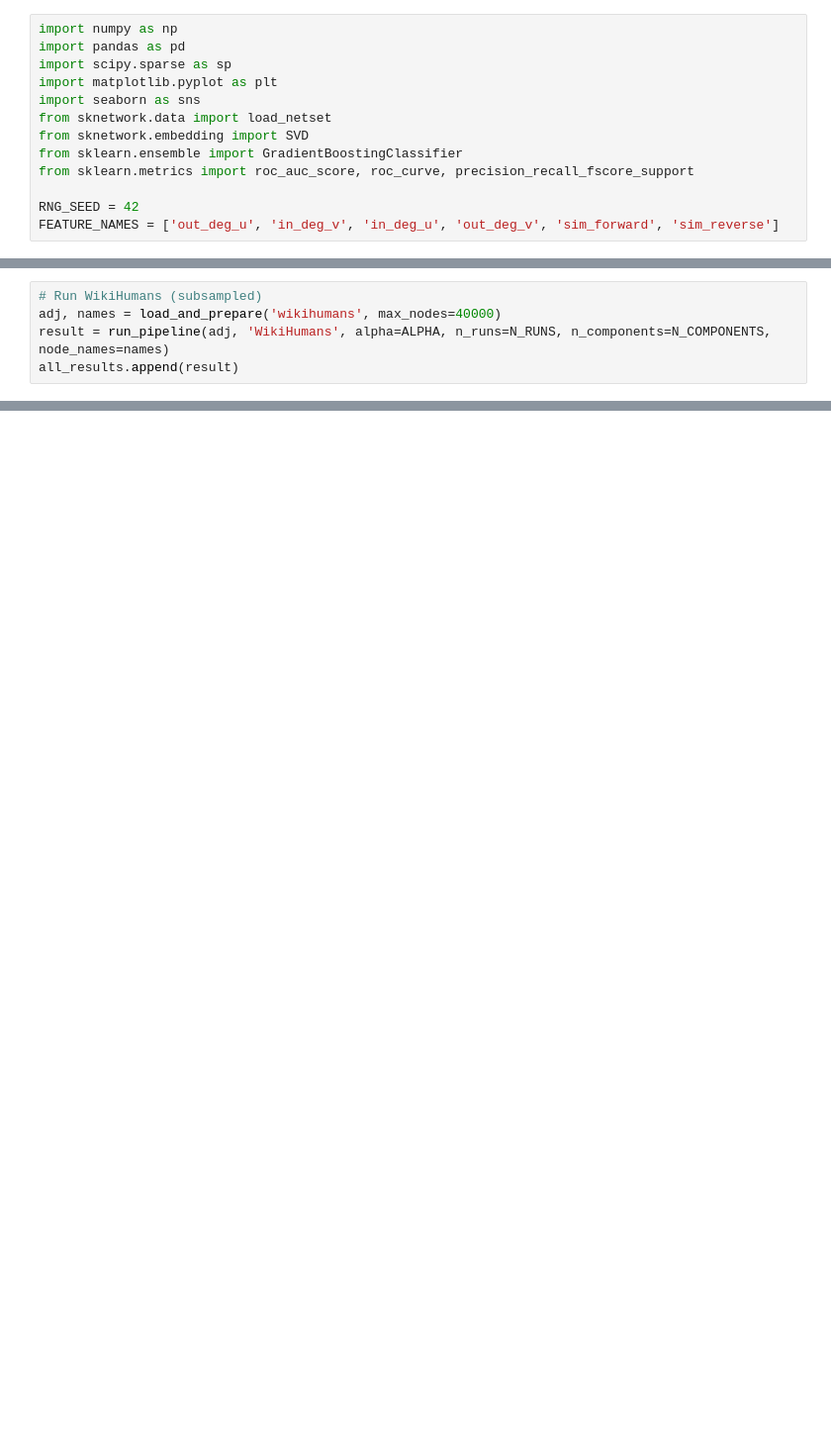
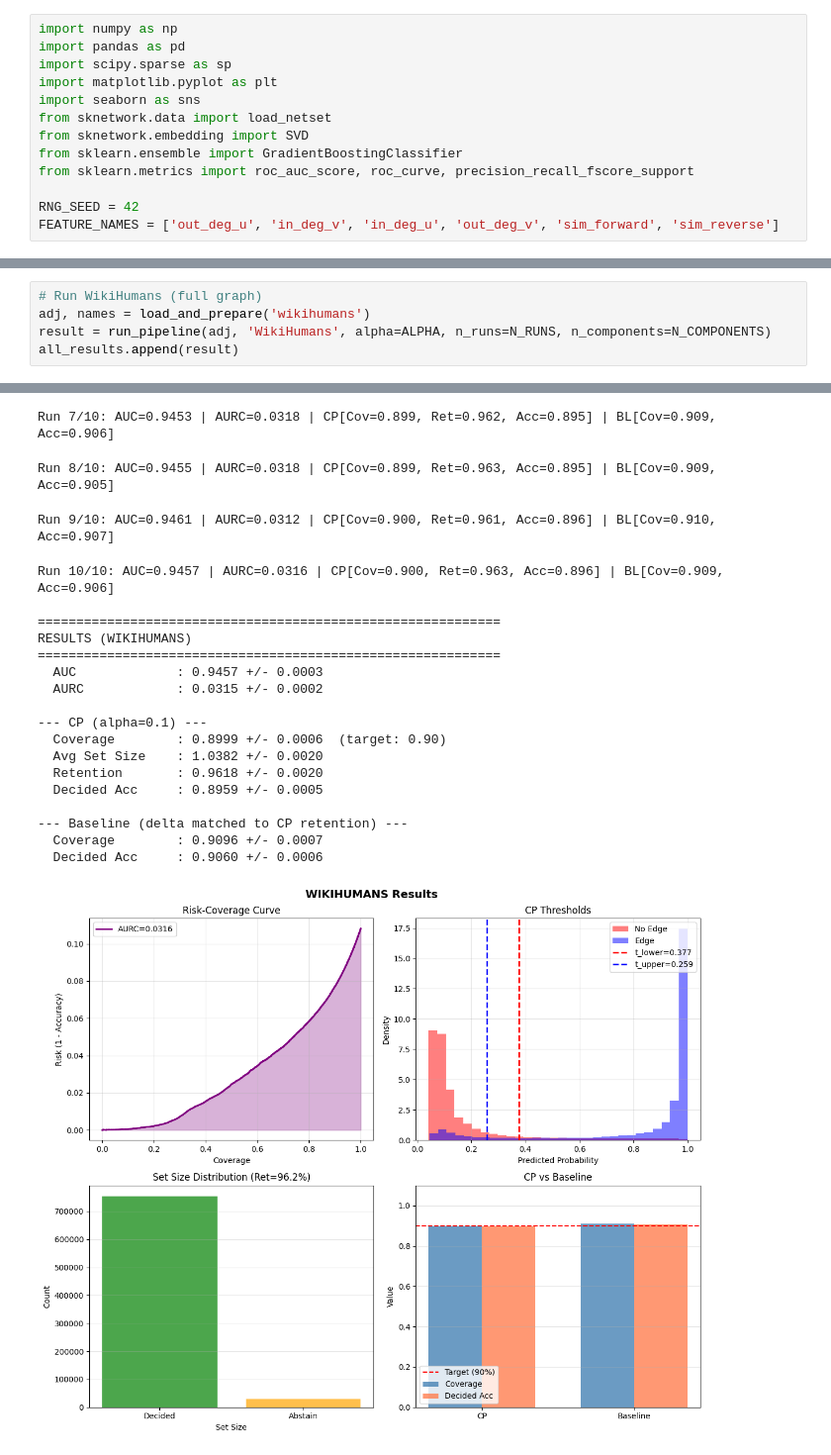
Before and after one commit to VuHaiThienLong/GraphCP, a Jupyter notebook: directed_graph/all_datasets_directed.ipynb, the cells around one changed output, grey strips where cells are left out. Shown at 99% size. Saved outputs shown, nothing was run; the diff lists cells and outputs as text; blank space fills up the shorter version.

```diff
--- a/directed_graph/all_datasets_directed.ipynb
+++ b/directed_graph/all_datasets_directed.ipynb
@@ -267,5 +461,6 @@ all_results.append(result)
 # %%
-# Run WikiHumans (subsampled)
-adj, names = load_and_prepare('wikihumans', max_nodes=40000)
-result = run_pipeline(adj, 'WikiHumans', alpha=ALPHA, n_runs=N_RUNS, n_components=N_COMPONENTS, node_names=names)
+# Run WikiHumans (full graph)
+adj, names = load_and_prepare('wikihumans')
+result = run_pipeline(adj, 'WikiHumans', alpha=ALPHA, n_runs=N_RUNS, n_components=N_COMPONENTS)
 all_results.append(result)
+# %% [output]
@@ -272 +481,22 @@ all_results.append(result)
+Run 7/10: AUC=0.9453 | AURC=0.0318 | CP[Cov=0.899, Ret=0.962, Acc=0.895] | BL[Cov=0.909, Acc=0.906]
+Run 8/10: AUC=0.9455 | AURC=0.0318 | CP[Cov=0.899, Ret=0.963, Acc=0.895] | BL[Cov=0.909, Acc=0.905]
+Run 9/10: AUC=0.9461 | AURC=0.0312 | CP[Cov=0.900, Ret=0.961, Acc=0.896] | BL[Cov=0.910, Acc=0.907]
+Run 10/10: AUC=0.9457 | AURC=0.0316 | CP[Cov=0.900, Ret=0.963, Acc=0.896] | BL[Cov=0.909, Acc=0.906]
+
+============================================================
+RESULTS (WIKIHUMANS)
+============================================================
+  AUC             : 0.9457 +/- 0.0003
+  AURC            : 0.0315 +/- 0.0002
+
+--- CP (alpha=0.1) ---
+  Coverage        : 0.8999 +/- 0.0006  (target: 0.90)
+  Avg Set Size    : 1.0382 +/- 0.0020
+  Retention       : 0.9618 +/- 0.0020
+  Decided Acc     : 0.8959 +/- 0.0005
+
+--- Baseline (delta matched to CP retention) ---
+  Coverage        : 0.9096 +/- 0.0007
+  Decided Acc     : 0.9060 +/- 0.0006
+[figure, added]
 # %%
```
Also changed, not shown: parts of 13 cells of this notebook, 2 other files.
